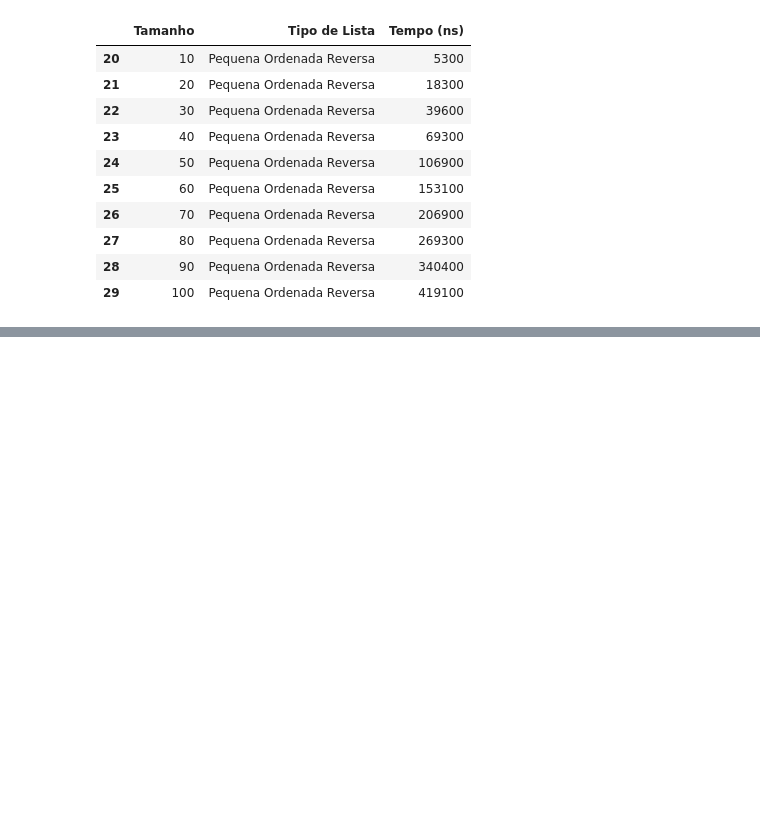
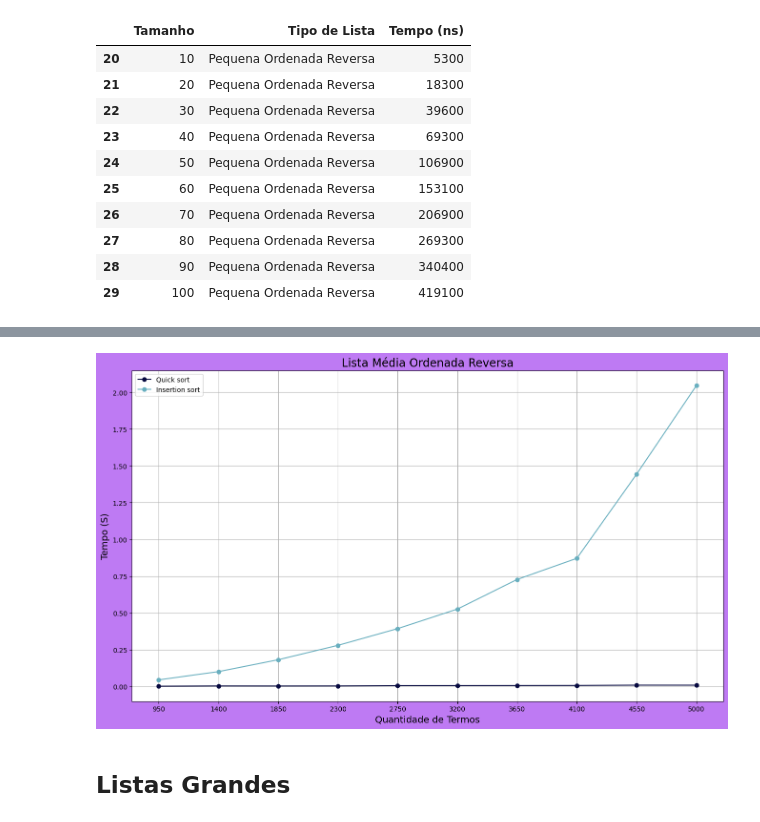
Before and after one commit to almeidadeoliveirabruno/Trabalho-estrutura-de-dados, a Jupyter notebook: registro_tempo/criar.graficos.ipynb, the cells around one changed output, grey strips where cells are left out. Saved outputs shown, nothing was run; the diff lists cells and outputs as text; code cells hidden in the pictures; blank space fills up the shorter version.

```diff
--- a/registro_tempo/criar.graficos.ipynb
+++ b/registro_tempo/criar.graficos.ipynb
@@ -168,0 +317,3 @@ criar_grafico(x1,y1,x2,y2,'Lista Pequena Ordenada Reversa',intervalo_x, tempo='(
+# %%
+quicksort_lista_media_ordenada_reversa = tempos_medios_quick_sort.iloc[20:30]
+quicksort_lista_media_ordenada_reversa.head(11)
@@ -168,0 +332,3 @@ criar_grafico(x1,y1,x2,y2,'Lista Pequena Ordenada Reversa',intervalo_x, tempo='(
+# %%
+insertion_lista_media_ordenada_reversa = tempos_medios_insertion_sort.iloc[20:30]
+insertion_lista_media_ordenada_reversa.head(11)
@@ -168,0 +347,11 @@ criar_grafico(x1,y1,x2,y2,'Lista Pequena Ordenada Reversa',intervalo_x, tempo='(
+# %%
+x1 = quicksort_lista_media_ordenada_reversa['Tamanho'].values
+y1 = quicksort_lista_media_ordenada_reversa['Tempo'].values
+x2 = insertion_lista_media_ordenada_reversa['Tamanho'].values
+y2 = insertion_lista_media_ordenada_reversa['Tempo'].values
+intervalo_x = range(950,5001,450)
+criar_grafico(x1,y1,x2,y2,'Lista Média Ordenada Reversa',intervalo_x)
+# %% [output]
+[figure, added]
+# %% [markdown]
+## Listas Grandes
```
Also changed, not shown: parts of 33 cells of this notebook, 18 other files.
